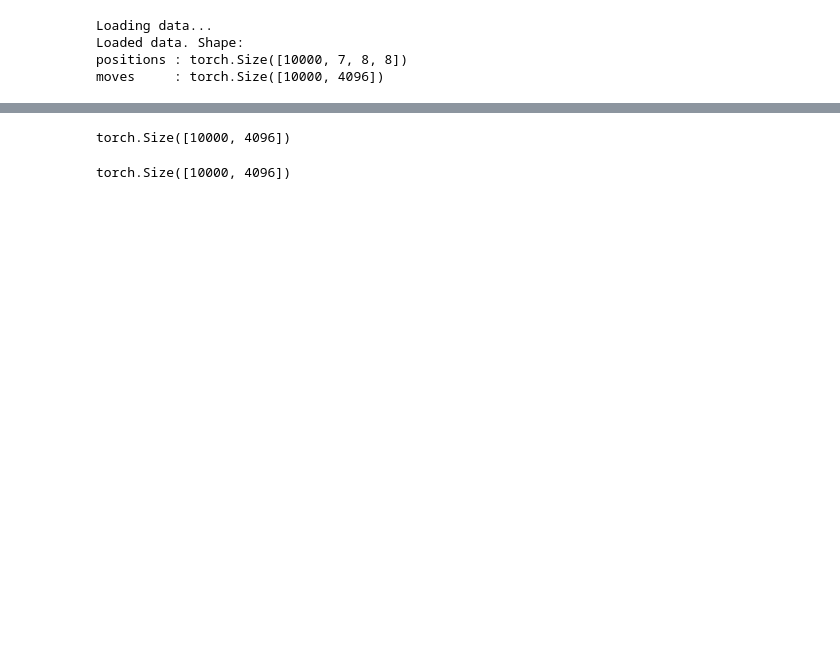
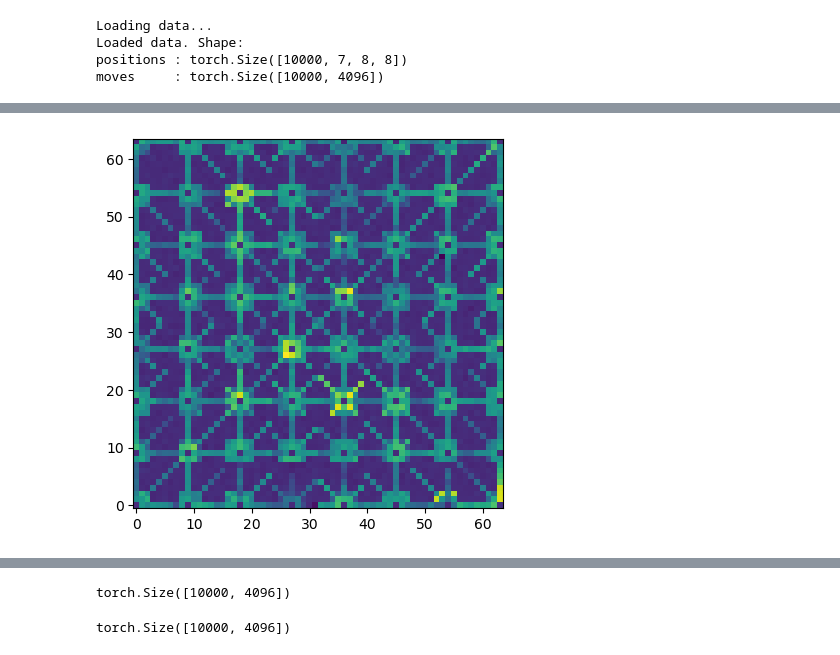
Before and after one commit to krkartikay/chess-sl, a Jupyter notebook: visualizations.ipynb, the cells around one changed output, grey strips where cells are left out. Saved outputs shown, nothing was run; the diff lists cells and outputs as text; code cells hidden in the pictures; blank space fills up the shorter version.

```diff
--- a/visualizations.ipynb
+++ b/visualizations.ipynb
@@ -39,0 +41,5 @@ plot_move_set(moves)
+# %%
+predicted_logits = (model(positions[[idx]]))[0].detach()
+plot_move_set(predicted_logits)
+# %% [output]
+[figure, added]
```
Also changed, not shown: parts of 19 cells of this notebook, 3 other files.
